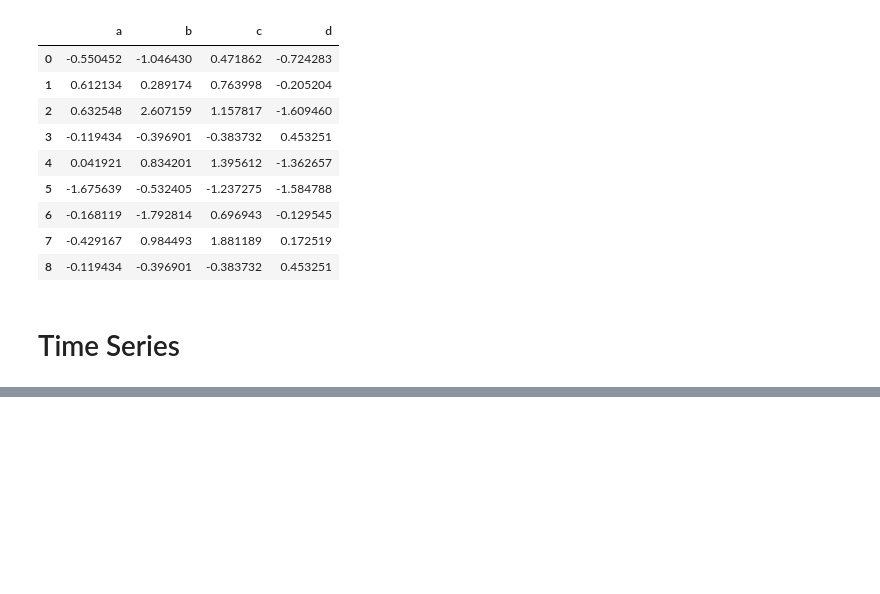
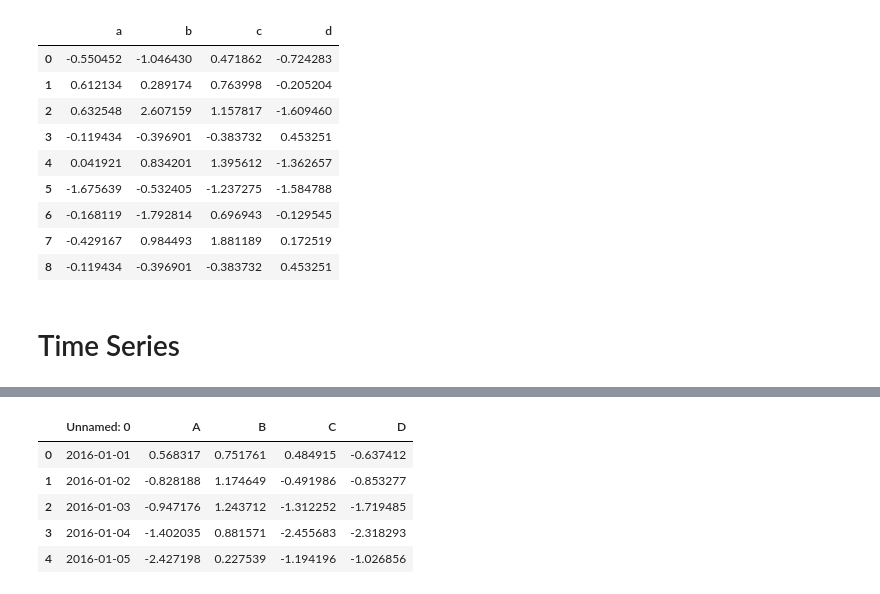
Before and after one commit to jonathan-JIPSlok/DataScience, a Jupyter notebook: pandas/main.ipynb, the cells around one changed output, grey strips where cells are left out. Cells and saved outputs as stored; diff of their text form; code cells hidden in the pictures; blank space fills up the shorter version.

```diff
--- a/pandas/main.ipynb
+++ b/pandas/main.ipynb
@@ -506,0 +610,13 @@ df.append(s, ignore_index=True)
+# %%
+#Lendo um arquivo excel para um DataFrame
+#Sheet = Aba
+#na_values = ['NA'] -> se tiver valor NA preencha como NA
+newDf2 = pd.read_excel('teste-df-output.xlsx', 'Sheet1', index_col=None, na_values=['NA'])
+newDf2.head()
+# %% [output]
+|  | Unnamed: 0 | A | B | C | D |
+| 0 | 2016-01-01 | 0.568317 | 0.751761 | 0.484915 | -0.637412 |
+| 1 | 2016-01-02 | -0.828188 | 1.174649 | -0.491986 | -0.853277 |
+| 2 | 2016-01-03 | -0.947176 | 1.243712 | -1.312252 | -1.719485 |
+| 3 | 2016-01-04 | -1.402035 | 0.881571 | -2.455683 | -2.318293 |
+| 4 | 2016-01-05 | -2.427198 | 0.227539 | -1.194196 | -1.026856 |
```
Also changed, not shown: parts of 14 cells of this notebook.
